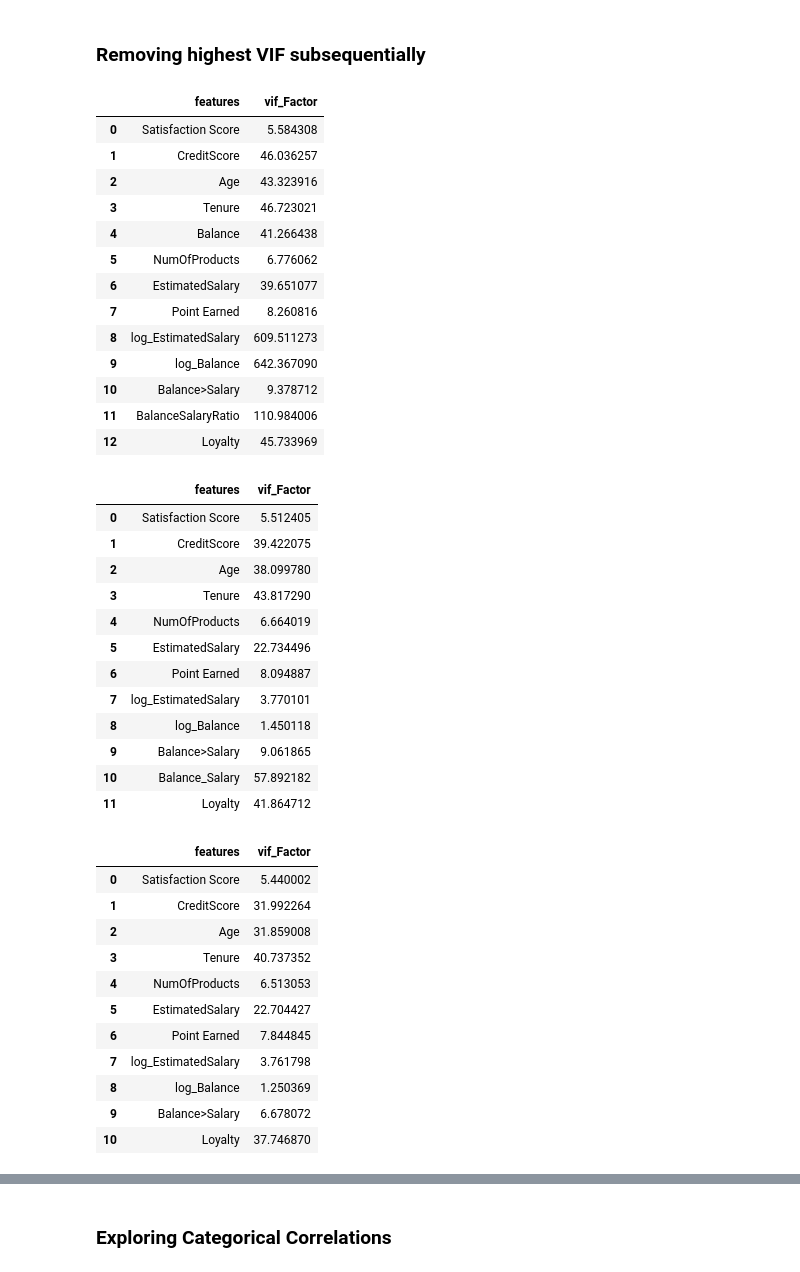
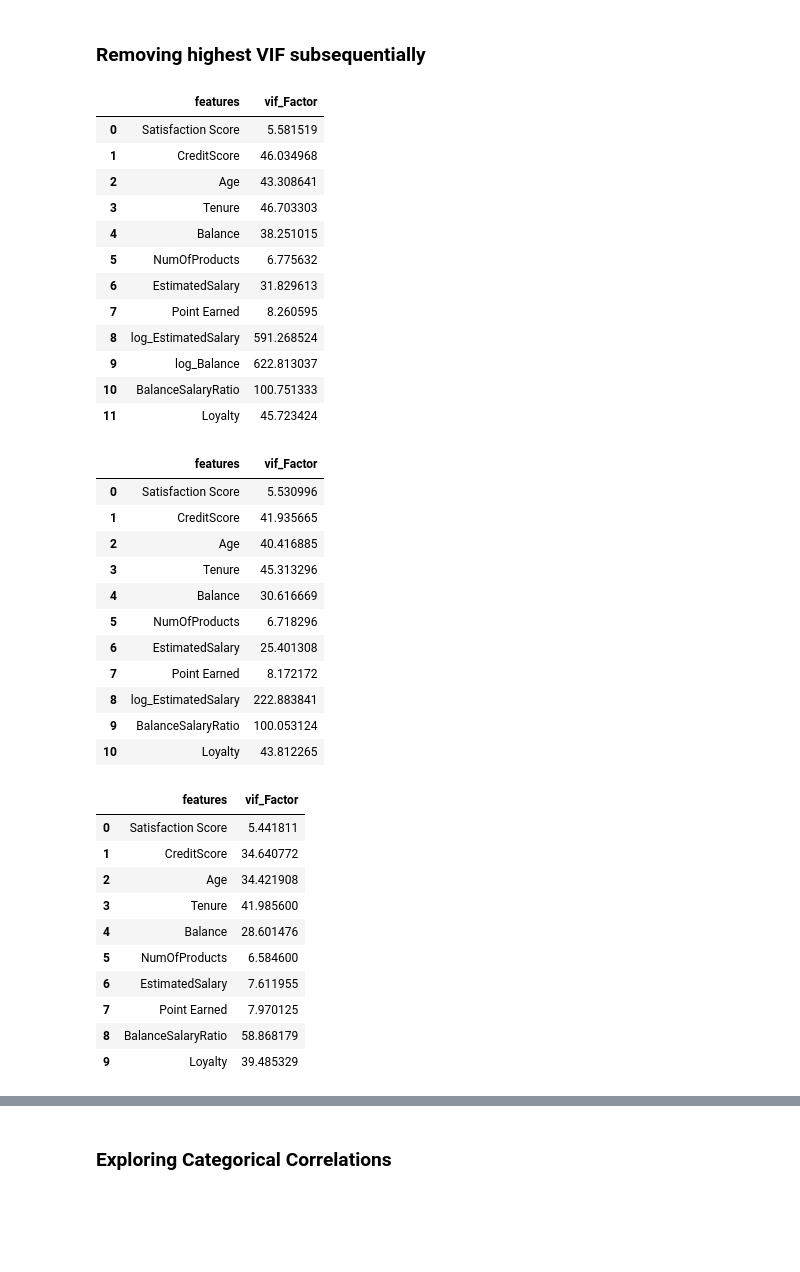
Before and after one commit to BrianLoe/ChurnPrediction, a Jupyter notebook: ML_Models2.ipynb, the cells around one changed output, grey strips where cells are left out. Drawn from its saved outputs; the diff is of its cells as text; code cells hidden in the pictures; blank space fills up the shorter version.

```diff
--- a/ML_Models2.ipynb
+++ b/ML_Models2.ipynb
@@ -669,6 +655,7 @@ dtype: object
 # extracting numerical features
 num_feat=['Satisfaction Score', 'CreditScore', 'Age', 'Tenure', 'Balance', 'NumOfProducts',
           'EstimatedSalary', 'Point Earned']+non_zero_df.columns[-6:].to_list()
+num_feat.remove('Balance>Salary')
 num_feat
 # %% [output]
 ['Satisfaction Score',
@@ -738,60 +723,57 @@ vif["vif_Factor"] = [variance_inflation_factor(num_df1.values, i) for i in range
 vif
 # %% [output]
 |  | features | vif_Factor |
-| 0 | Satisfaction Score | 5.584308 |
-| 1 | CreditScore | 46.036257 |
-| 2 | Age | 43.323916 |
-| 3 | Tenure | 46.723021 |
-| 4 | Balance | 41.266438 |
-| 5 | NumOfProducts | 6.776062 |
-| 6 | EstimatedSalary | 39.651077 |
-| 7 | Point Earned | 8.260816 |
-| 8 | log_EstimatedSalary | 609.511273 |
-| 9 | log_Balance | 642.367090 |
-| 10 | Balance>Salary | 9.378712 |
-| 11 | BalanceSalaryRatio | 110.984006 |
-| 12 | Loyalty | 45.733969 |
+| 0 | Satisfaction Score | 5.581519 |
+| 1 | CreditScore | 46.034968 |
+| 2 | Age | 43.308641 |
+| 3 | Tenure | 46.703303 |
+| 4 | Balance | 38.251015 |
+| 5 | NumOfProducts | 6.775632 |
+| 6 | EstimatedSalary | 31.829613 |
+| 7 | Point Earned | 8.260595 |
+| 8 | log_EstimatedSalary | 591.268524 |
+| 9 | log_Balance | 622.813037 |
+| 10 | BalanceSalaryRatio | 100.751333 |
+| 11 | Loyalty | 45.723424 |
 # %%
 # removing Balance
 vif = pd.DataFrame()
-num_df2 = num_df1.drop('Balance', axis=1)
+num_df2 = num_df1.drop('log_Balance', axis=1)
 vif["features"] = num_df2.columns
 vif["vif_Factor"] = [variance_inflation_factor(num_df2.values, i) for i in range(num_df2.shape[1])]
 vif
 # %% [output]
 |  | features | vif_Factor |
-| 0 | Satisfaction Score | 5.512405 |
-| 1 | CreditScore | 39.422075 |
-| 2 | Age | 38.099780 |
-| 3 | Tenure | 43.817290 |
-| 4 | NumOfProducts | 6.664019 |
-| 5 | EstimatedSalary | 22.734496 |
-| 6 | Point Earned | 8.094887 |
-| 7 | log_EstimatedSalary | 3.770101 |
-| 8 | log_Balance | 1.450118 |
-| 9 | Balance>Salary | 9.061865 |
-| 10 | Balance_Salary | 57.892182 |
-| 11 | Loyalty | 41.864712 |
+| 0 | Satisfaction Score | 5.530996 |
+| 1 | CreditScore | 41.935665 |
+| 2 | Age | 40.416885 |
+| 3 | Tenure | 45.313296 |
+| 4 | Balance | 30.616669 |
+| 5 | NumOfProducts | 6.718296 |
+| 6 | EstimatedSalary | 25.401308 |
+| 7 | Point Earned | 8.172172 |
+| 8 | log_EstimatedSalary | 222.883841 |
+| 9 | BalanceSalaryRatio | 100.053124 |
+| 10 | Loyalty | 43.812265 |
 # %%
 # removing Balance_Salary
 vif = pd.DataFrame()
-num_df3 = num_df2.drop('Balance_Salary', axis=1)
+num_df3 = num_df2.drop('log_EstimatedSalary', axis=1)
 vif["features"] = num_df3.columns
 vif["vif_Factor"] = [variance_inflation_factor(num_df3.values, i) for i in range(num_df3.shape[1])]
 vif
 # %% [output]
 |  | features | vif_Factor |
-| 0 | Satisfaction Score | 5.440002 |
-| 1 | CreditScore | 31.992264 |
-| 2 | Age | 31.859008 |
-| 3 | Tenure | 40.737352 |
-| 4 | NumOfProducts | 6.513053 |
-| 5 | EstimatedSalary | 22.704427 |
-| 6 | Point Earned | 7.844845 |
-| 7 | log_EstimatedSalary | 3.761798 |
-| 8 | log_Balance | 1.250369 |
-| 9 | Balance>Salary | 6.678072 |
-| 10 | Loyalty | 37.746870 |
+| 0 | Satisfaction Score | 5.441811 |
+| 1 | CreditScore | 34.640772 |
+| 2 | Age | 34.421908 |
+| 3 | Tenure | 41.985600 |
+| 4 | Balance | 28.601476 |
+| 5 | NumOfProducts | 6.584600 |
+| 6 | EstimatedSalary | 7.611955 |
+| 7 | Point Earned | 7.970125 |
+| 8 | BalanceSalaryRatio | 58.868179 |
+| 9 | Loyalty | 39.485329 |
 # %%
 # removing Tenure
 vif = pd.DataFrame()
```
Also changed, not shown: parts of 111 cells of this notebook.
